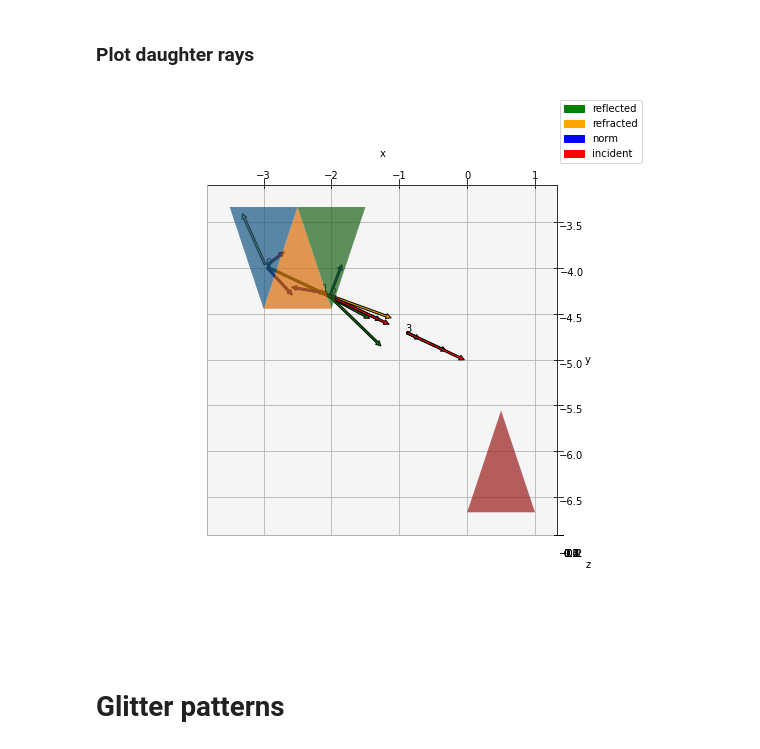
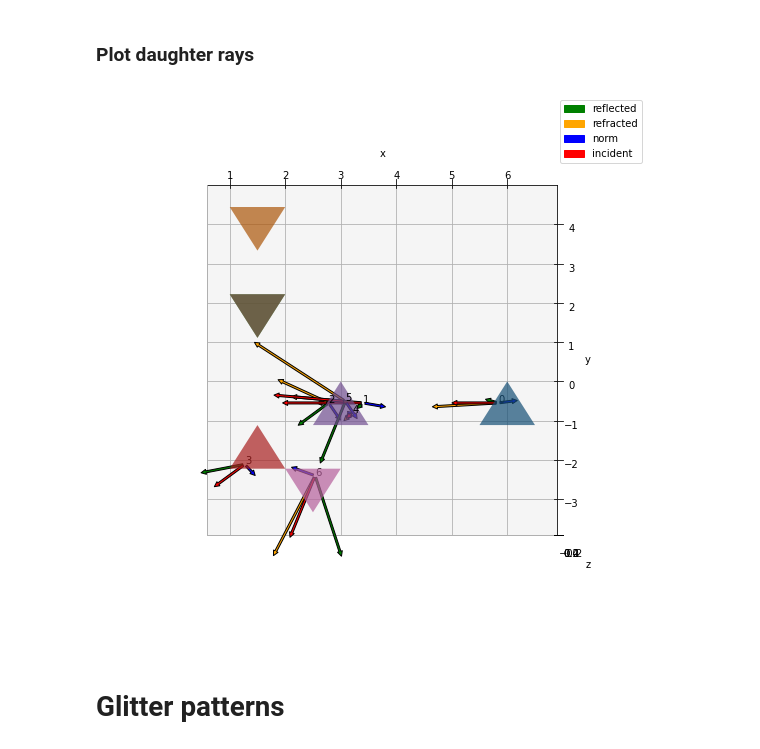
Before and after one commit to pakhuiying/wave_simulation, a Jupyter notebook: Cox_Munk_wave.ipynb, the cells around one changed output. Saved outputs shown, nothing was run; the diff lists cells and outputs as text; code cells hidden in the pictures.

```diff
--- a/Cox_Munk_wave.ipynb
+++ b/Cox_Munk_wave.ipynb
@@ -928,9 +938,9 @@ rt.multiple_scattering(data_list,thresh=4)
 # %% [markdown]
 ### Plot daughter rays
 # %%
-rt.plot_daughter_rays(data_list[0][566],elev=90,azim=270) #195
+rt.plot_daughter_rays(data_list[0][183],elev=90,azim=270) #195
 # %% [output]
-[figure, old version]
+[figure, new version]
 # %% [markdown]
 # Glitter patterns
 # %% [markdown]
```
Also changed, not shown: parts of 18 cells of this notebook, 6 other files.
